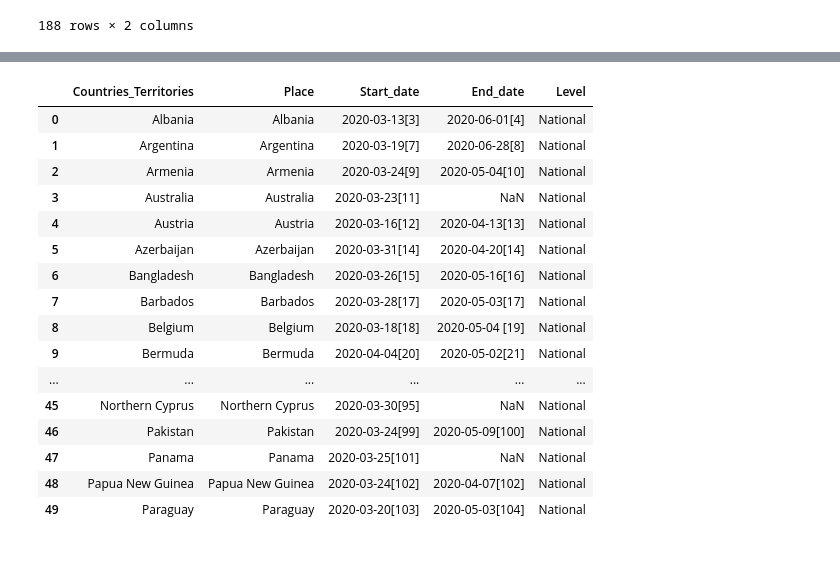
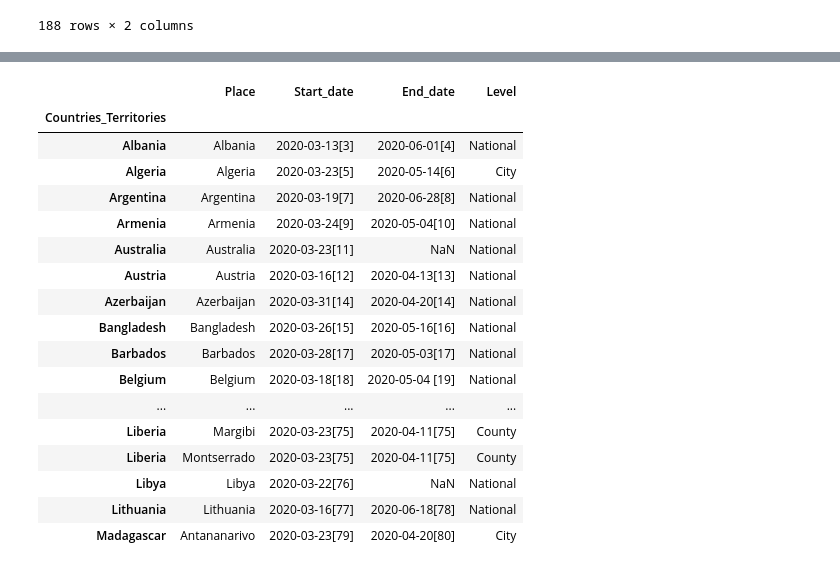
Before and after one commit to phuphan626/Group-4-Project-1, a Jupyter notebook: analysis/Covid-19-analysis.ipynb, the cells around one changed output, grey strips where cells are left out. Cells and saved outputs as stored; diff of their text form; code cells hidden in the pictures.

```diff
--- a/analysis/Covid-19-analysis.ipynb
+++ b/analysis/Covid-19-analysis.ipynb
@@ -194,40 +177,40 @@ us_mortality
 # %%
+# Read in the lockdown level dataset, then extract the one with national and regional lockdown
 lockdown_df=pd.DataFrame(lockdown_level)
-droped_lockdown_df=lockdown_df.drop(lockdown_df.index[[0,-1]])
-droped_lockdown_df=droped_lockdown_df.reset_index()
-del droped_lockdown_df['index']
-droped_lockdown_df.rename(columns={
+# Drop first and last row, as they do not have any information
+dropped_lockdown_df=lockdown_df.drop(lockdown_df.index[[0,-1]])
+dropped_lockdown_df=droped_lockdown_df.reset_index()
+del dropped_lockdown_df['index']
+# Rename all the columns
+dropped_lockdown_df.rename(columns={
     "vteCOVID-19 pandemic lockdowns":'Countries_Territories',
     'vteCOVID-19 pandemic lockdowns.1':'Place',
     'vteCOVID-19 pandemic lockdowns.2':'Start_date',
     'vteCOVID-19 pandemic lockdowns.3':'End_date',
     'vteCOVID-19 pandemic lockdowns.4':'Level'
 
 },inplace=True)
+# Set index for the dropped_lockdown_df
+reindexed_df=dropped_lockdown_df.set_index('Countries_Territories')
 
-
-national_lockdown_df=droped_lockdown_df.loc[droped_lockdown_df['Level']=='National']
-regional_lockdown_df=droped_lockdown_df.loc[droped_lockdown_df['Countries_Territories']== 'United States']
-
-national_lockdown_df.fillna(0)
-national_lockdown_df=national_lockdown_df.reset_index()
-del national_lockdown_df['index']
-national_lockdown_df.head(50)
+# Display the reindexed_df
+reindexed_df.head(50)
 # %% [output]
-|  | Countries_Territories | Place | Start_date | End_date | Level |
-| 0 | Albania | Albania | 2020-03-13[3] | 2020-06-01[4] | National |
-| 1 | Argentina | Argentina | 2020-03-19[7] | 2020-06-28[8] | National |
-| 2 | Armenia | Armenia | 2020-03-24[9] | 2020-05-04[10] | National |
-| 3 | Australia | Australia | 2020-03-23[11] | NaN | National |
-| 4 | Austria | Austria | 2020-03-16[12] | 2020-04-13[13] | National |
-| 5 | Azerbaijan | Azerbaijan | 2020-03-31[14] | 2020-04-20[14] | National |
-| 6 | Bangladesh | Bangladesh | 2020-03-26[15] | 2020-05-16[16] | National |
-| 7 | Barbados | Barbados | 2020-03-28[17] | 2020-05-03[17] | National |
-| 8 | Belgium | Belgium | 2020-03-18[18] | 2020-05-04 [19] | National |
-| 9 | Bermuda | Bermuda | 2020-04-04[20] | 2020-05-02[21] | National |
-| ... | ... | ... | ... | ... | ... |
-| 45 | Northern Cyprus | Northern Cyprus | 2020-03-30[95] | NaN | National |
-| 46 | Pakistan | Pakistan | 2020-03-24[99] | 2020-05-09[100] | National |
-| 47 | Panama | Panama | 2020-03-25[101] | NaN | National |
-| 48 | Papua New Guinea | Papua New Guinea | 2020-03-24[102] | 2020-04-07[102] | National |
-| 49 | Paraguay | Paraguay | 2020-03-20[103] | 2020-05-03[104] | National |
+|  | Place | Start_date | End_date | Level |
+| Countries_Territories |  |  |  |  |
+| Albania | Albania | 2020-03-13[3] | 2020-06-01[4] | National |
+| Algeria | Algeria | 2020-03-23[5] | 2020-05-14[6] | City |
+| Argentina | Argentina | 2020-03-19[7] | 2020-06-28[8] | National |
+| Armenia | Armenia | 2020-03-24[9] | 2020-05-04[10] | National |
+| Australia | Australia | 2020-03-23[11] | NaN | National |
+| Austria | Austria | 2020-03-16[12] | 2020-04-13[13] | National |
+| Azerbaijan | Azerbaijan | 2020-03-31[14] | 2020-04-20[14] | National |
+| Bangladesh | Bangladesh | 2020-03-26[15] | 2020-05-16[16] | National |
+| Barbados | Barbados | 2020-03-28[17] | 2020-05-03[17] | National |
+| Belgium | Belgium | 2020-03-18[18] | 2020-05-04 [19] | National |
+| ... | ... | ... | ... | ... |
+| Liberia | Margibi | 2020-03-23[75] | 2020-04-11[75] | County |
+| Liberia | Montserrado | 2020-03-23[75] | 2020-04-11[75] | County |
+| Libya | Libya | 2020-03-22[76] | NaN | National |
+| Lithuania | Lithuania | 2020-03-16[77] | 2020-06-18[78] | National |
+| Madagascar | Antananarivo | 2020-03-23[79] | 2020-04-20[80] | City |
```
Also changed, not shown: parts of 9 cells of this notebook.
